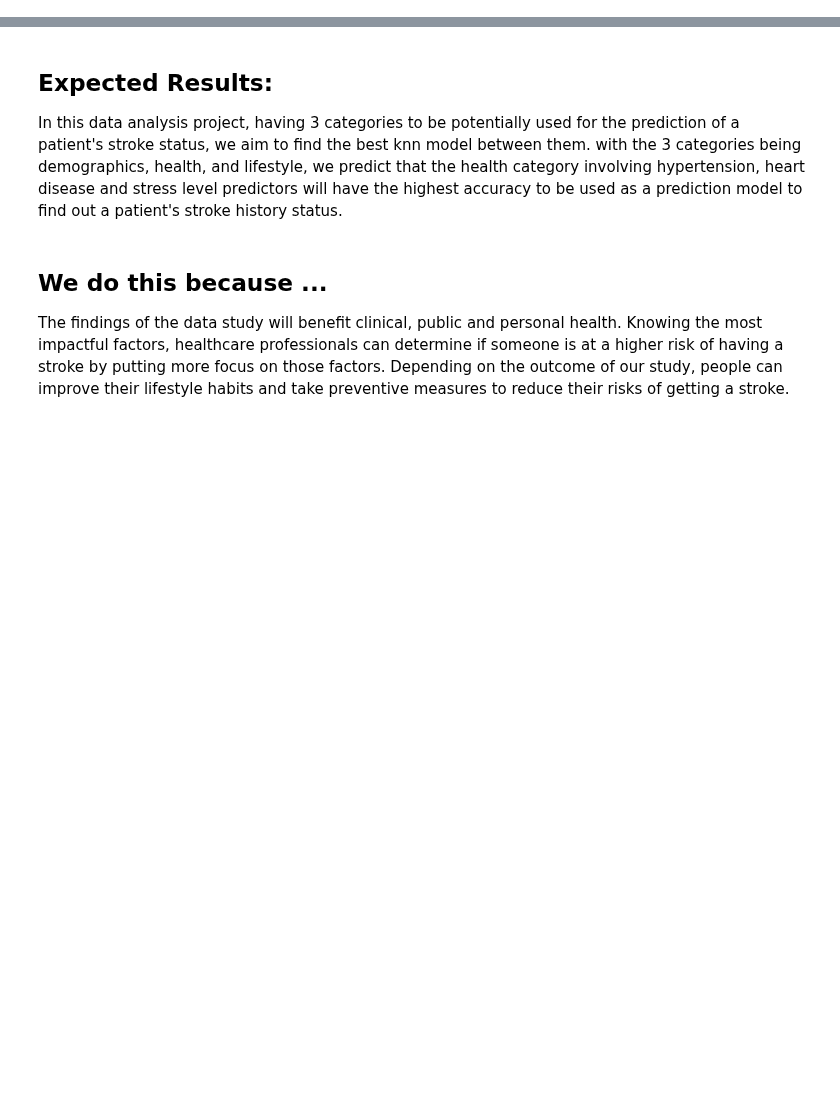
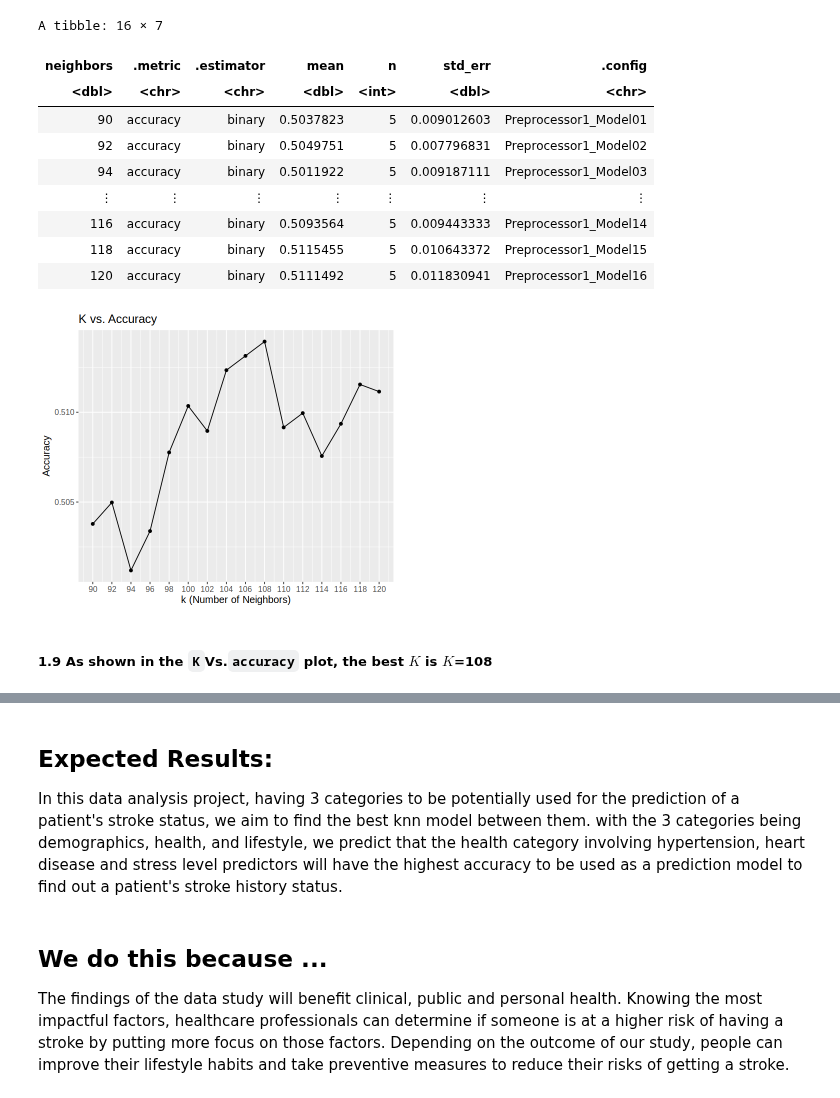
Before and after one commit to chilux00/dsci100-004-15, a Jupyter notebook: kiana_draft.ipynb, the cells around one changed output, grey strips where cells are left out. Drawn from its saved outputs; the diff is of its cells as text; code cells hidden in the pictures; blank space fills up the shorter version.

```diff
--- a/kiana_draft.ipynb
+++ b/kiana_draft.ipynb
@@ -0,0 +620,21 @@
+# %%
+options(repr.plot.height = 5, repr.plot.width = 6)
+
+#1.2
+health_vfold <- vfold_cv(stroke_train_health, strata=diagnosis, v=5)
+
+#1.3
+health_recipe <- recipe (diagnosis ~ . , data= stroke_train_health)
+health_recipe
+
+#1.4
+health_spec <- nearest_neighbor(weight_func = "rectangular", neighbors = tune()) |>
+    set_engine ("kknn") |>
+    set_mode ("classification")
+health_spec
+
+#1.5
+health_workflow <- workflow() |>
+    add_recipe (health_recipe)|>
+    add_model (health_spec)
+health_workflow
@@ -0,0 +681,34 @@
+# %%
+#1.6
+k_vals_health <- tibble(neighbors = seq(90,120, by=2))
+#1.7
+accurasies_health <- health_workflow |>
+    tune_grid (resamples = health_vfold, grid = k_vals_health) |>
+    collect_metrics() |>
+  filter(.metric == "accuracy")
+accurasies_health
+#1.8
+cross_val_plot_health <- accurasies_health |>
+    ggplot(aes (x = neighbors, y = mean)) +
+    geom_point() +
+    geom_line() +
+    labs (x = "k (Number of Neighbors)",
+          y = "Accuracy",
+         title = "K vs. Accuracy") +
+      theme(text = element_text(size = 12))+
+scale_x_continuous(breaks = seq(90, 120, by = 2)) # adjusting the x-axis
+cross_val_plot_health
+# %% [output]
+A tibble: 16 × 7
+| neighbors | .metric | .estimator | mean | n | std_err | .config |
+| <dbl> | <chr> | <chr> | <dbl> | <int> | <dbl> | <chr> |
+| 90 | accuracy | binary | 0.5037823 | 5 | 0.009012603 | Preprocessor1_Model01 |
+| 92 | accuracy | binary | 0.5049751 | 5 | 0.007796831 | Preprocessor1_Model02 |
+| 94 | accuracy | binary | 0.5011922 | 5 | 0.009187111 | Preprocessor1_Model03 |
+| ⋮ | ⋮ | ⋮ | ⋮ | ⋮ | ⋮ | ⋮ |
+| 116 | accuracy | binary | 0.5093564 | 5 | 0.009443333 | Preprocessor1_Model14 |
+| 118 | accuracy | binary | 0.5115455 | 5 | 0.010643372 | Preprocessor1_Model15 |
+| 120 | accuracy | binary | 0.5111492 | 5 | 0.011830941 | Preprocessor1_Model16 |
+[figure, added]
+# %% [markdown]
+##### 1.9 As shown in the `K`Vs.`accuracy` plot, the best $K$ is $K$=108
```
Also changed, not shown: parts of 42 cells of this notebook.
